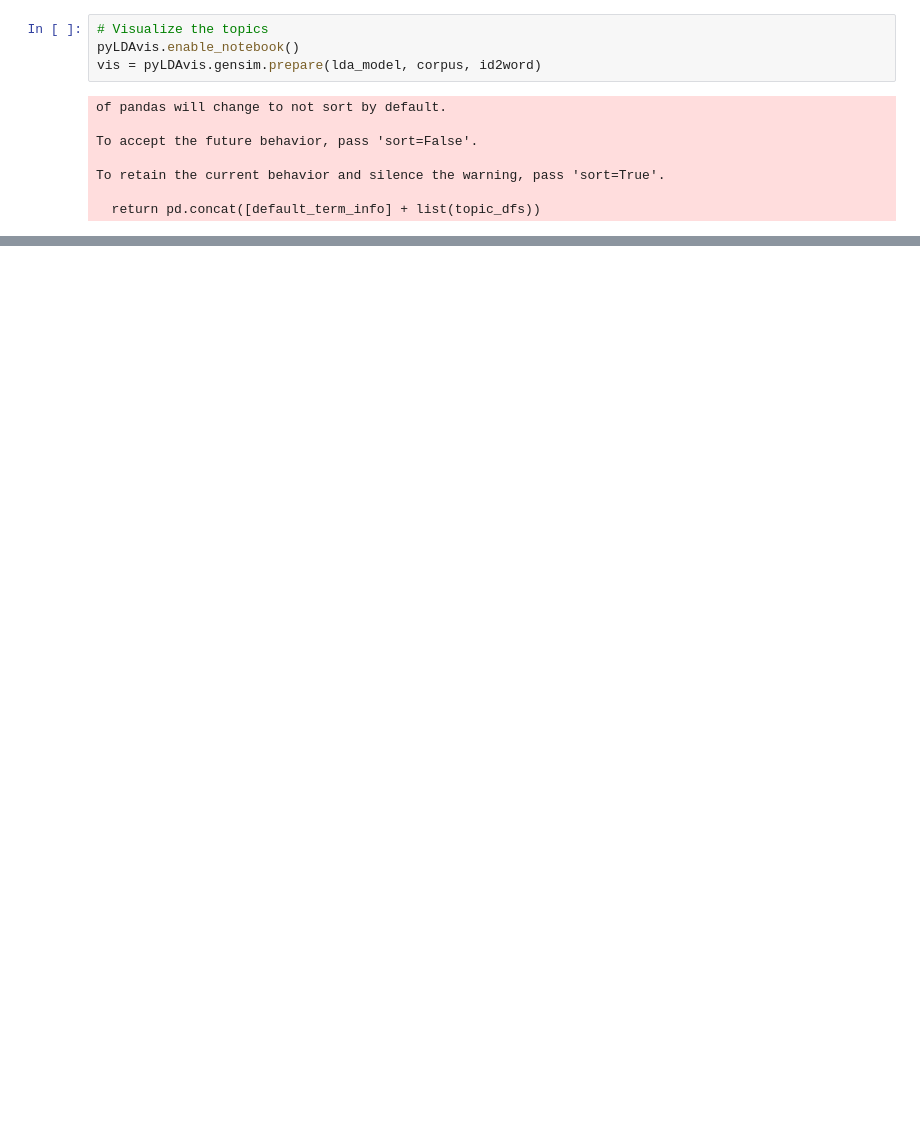
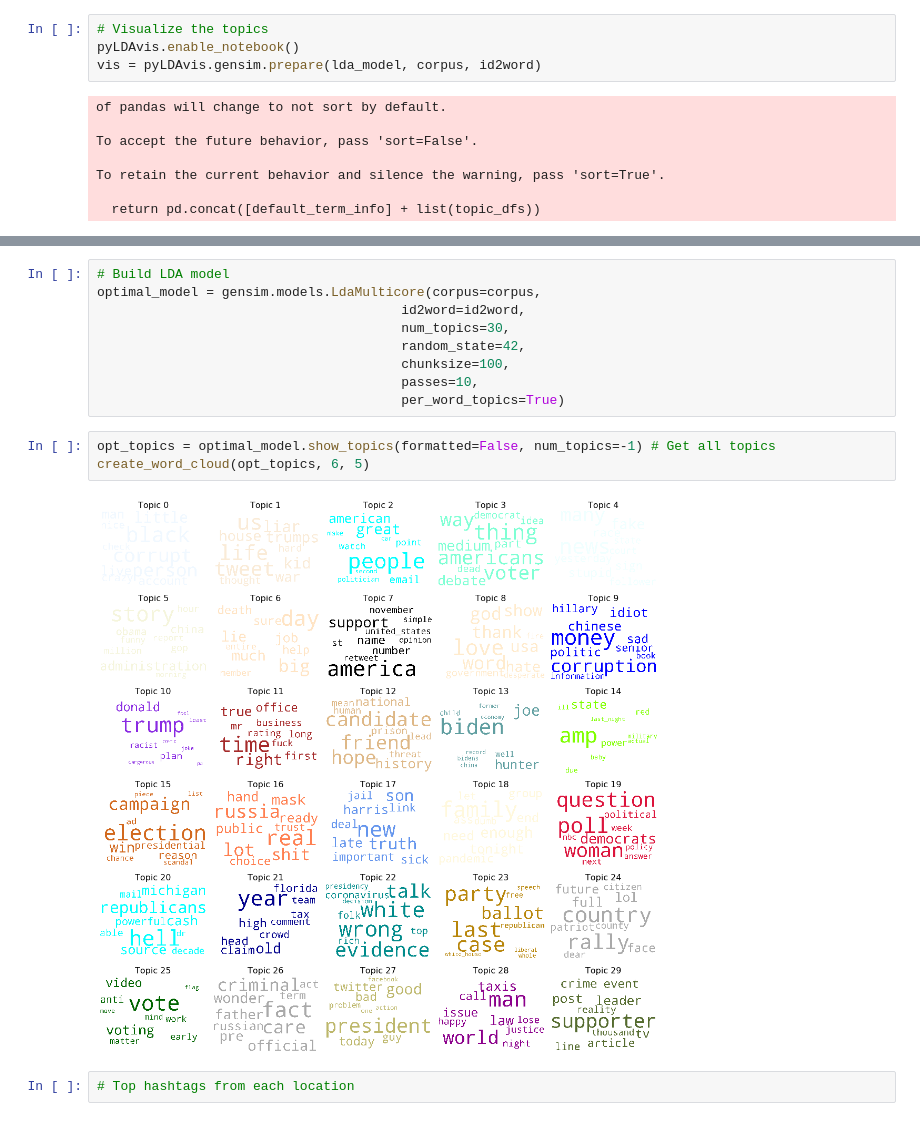
Before and after one commit to dillonmabry/2020-presidential-topics, a Jupyter notebook: jupyter-notebooks/LDA-Analysis.ipynb, the cells around one changed output, grey strips where cells are left out. Drawn from its saved outputs; the diff is of its cells as text; blank space fills up the shorter version.

```diff
--- a/jupyter-notebooks/LDA-Analysis.ipynb
+++ b/jupyter-notebooks/LDA-Analysis.ipynb
@@ -235,0 +294,16 @@ plt.show()
+# %%
+# Build LDA model
+optimal_model = gensim.models.LdaMulticore(corpus=corpus,
+                                       id2word=id2word,
+                                       num_topics=30,
+                                       random_state=42,
+                                       chunksize=100,
+                                       passes=10,
+                                       per_word_topics=True)
+# %%
+opt_topics = optimal_model.show_topics(formatted=False, num_topics=-1) # Get all topics
+create_word_cloud(opt_topics, 6, 5)
+# %% [output]
+[figure, added]
+# %%
+# Top hashtags from each location
```
Also changed, not shown: parts of 21 cells of this notebook.
